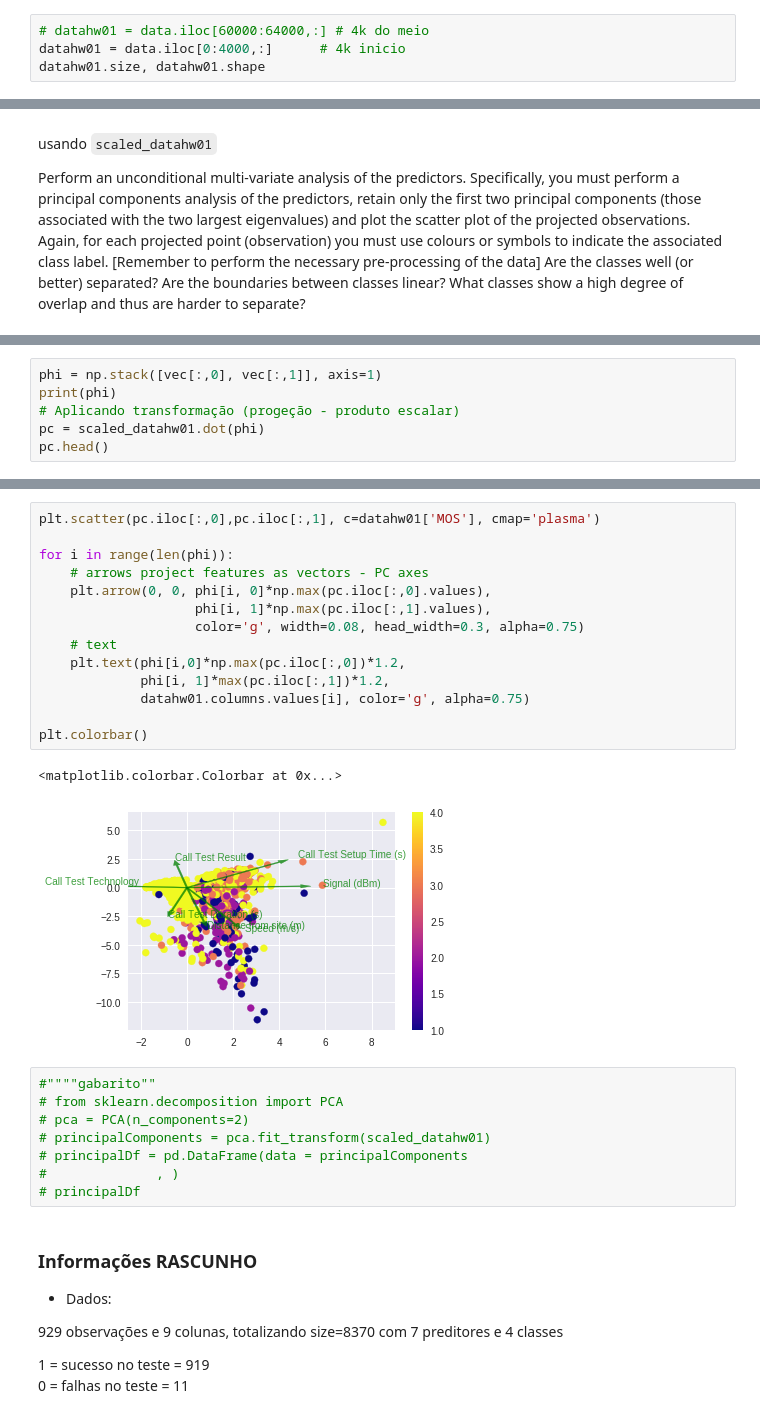
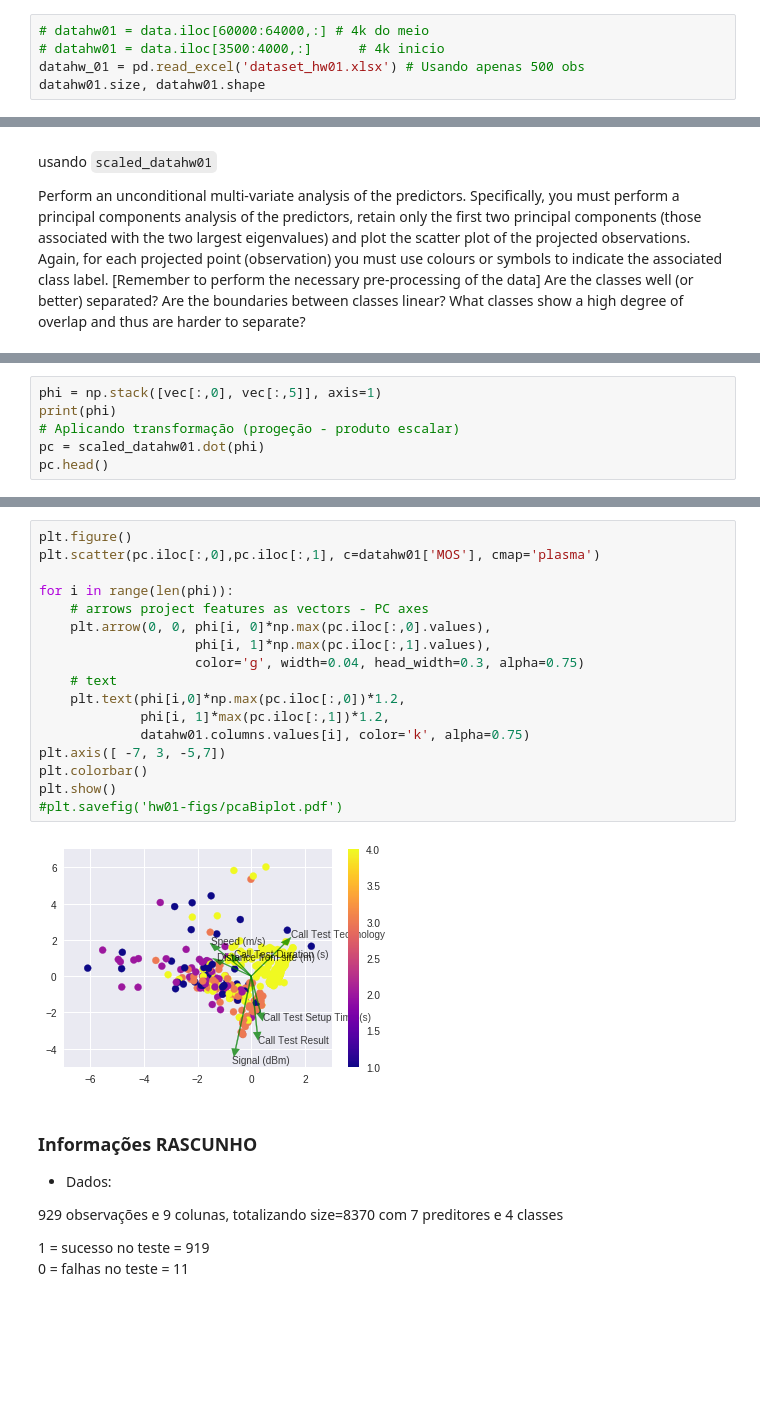
Before and after one commit to ezequiasjunior/ica2019.2, a Jupyter notebook: data_preprocessing.ipynb, the cells around one changed output, grey strips where cells are left out. Cells and saved outputs as stored; diff of their text form; blank space fills up the shorter version.

Commit message:
Separado dataset e alterado Nº obs

```diff
--- a/data_preprocessing.ipynb
+++ b/data_preprocessing.ipynb
@@ -12,5 +17,6 @@ data = pd.read_excel('dataset_re_full2.xlsx')
 # %%
 # datahw01 = data.iloc[60000:64000,:] # 4k do meio
-datahw01 = data.iloc[0:4000,:]      # 4k inicio
+# datahw01 = data.iloc[3500:4000,:]      # 4k inicio
+datahw_01 = pd.read_excel('dataset_hw01.xlsx') # Usando apenas 500 obs
 datahw01.size, datahw01.shape
 # %% [output]
@@ -207,5 +214,5 @@ val, vec
 # %%
-phi = np.stack([vec[:,0], vec[:,1]], axis=1)
+phi = np.stack([vec[:,0], vec[:,5]], axis=1)
 print(phi)
 # Aplicando transformação (progeção - produto escalar)
 pc = scaled_datahw01.dot(phi)
@@ -238,28 +245,22 @@ plt.show()
 # %%
+plt.figure()
 plt.scatter(pc.iloc[:,0],pc.iloc[:,1], c=datahw01['MOS'], cmap='plasma')
 
 for i in range(len(phi)):
     # arrows project features as vectors - PC axes
     plt.arrow(0, 0, phi[i, 0]*np.max(pc.iloc[:,0].values),
                     phi[i, 1]*np.max(pc.iloc[:,1].values),
-                    color='g', width=0.08, head_width=0.3, alpha=0.75)
+                    color='g', width=0.04, head_width=0.3, alpha=0.75)
     # text
     plt.text(phi[i,0]*np.max(pc.iloc[:,0])*1.2,
              phi[i, 1]*max(pc.iloc[:,1])*1.2,
-             datahw01.columns.values[i], color='g', alpha=0.75)
-
+             datahw01.columns.values[i], color='k', alpha=0.75)
+plt.axis([ -7, 3, -5,7])
 plt.colorbar()
+plt.show()
+#plt.savefig('hw01-figs/pcaBiplot.pdf')
 # %% [output]
-<matplotlib.colorbar.Colorbar at 0x...>
-[figure, old version]
+[figure, new version]
-# %%
-#""""gabarito""
-# from sklearn.decomposition import PCA
-# pca = PCA(n_components=2)
-# principalComponents = pca.fit_transform(scaled_datahw01)
-# principalDf = pd.DataFrame(data = principalComponents
-#              , )
-# principalDf
 # %% [markdown]
 ### Informações   RASCUNHO
 
```
Also changed, not shown: parts of 19 cells of this notebook, 2 other files.
